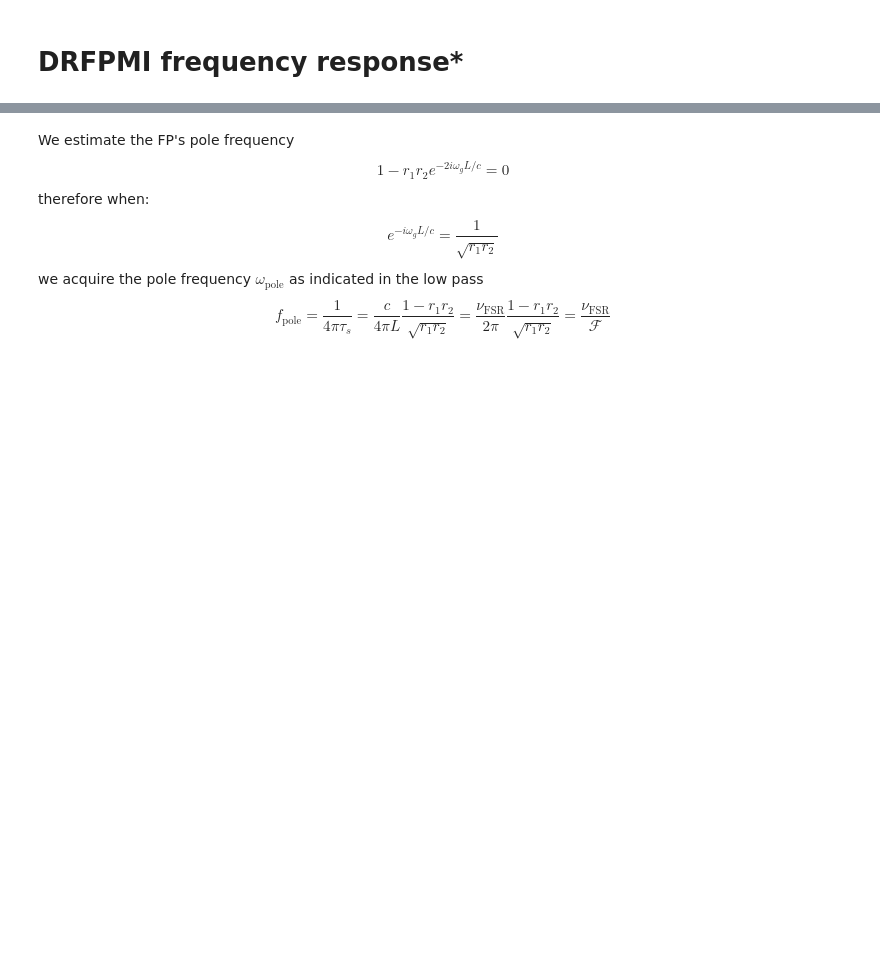
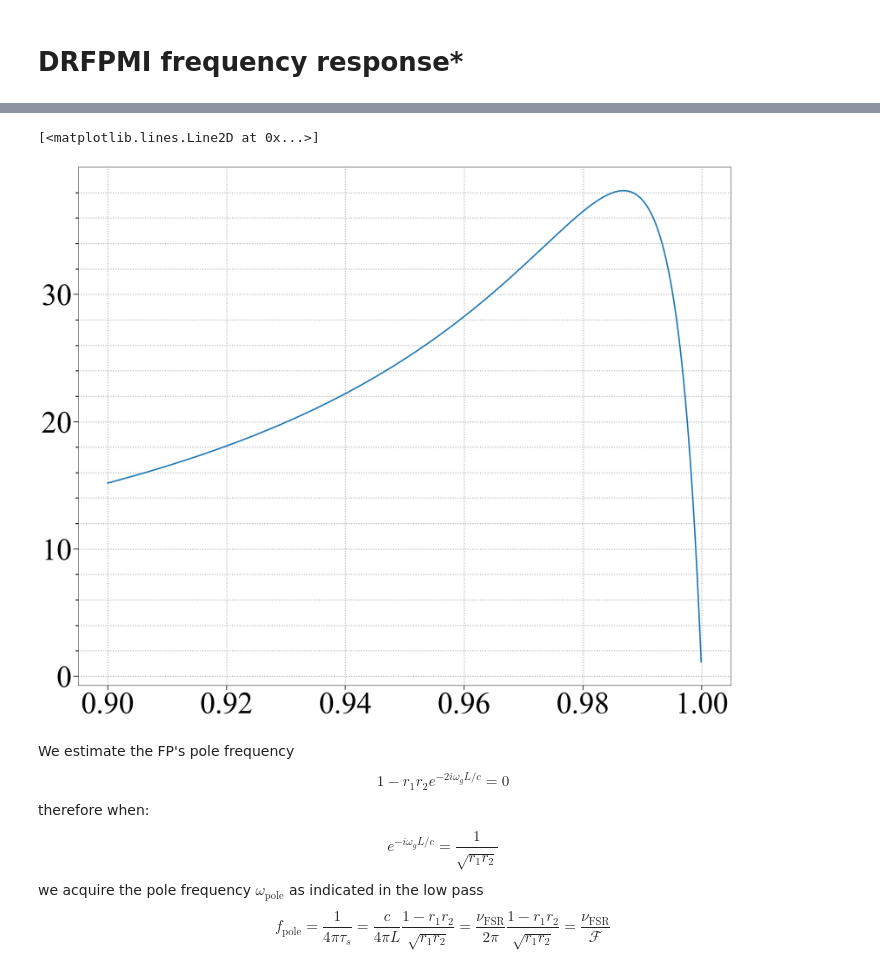
Before and after one commit to dancvan/dissertation, a Jupyter notebook: code/drfpmi_fr.ipynb, the cells around one changed output, grey strips where cells are left out. Cells and saved outputs as stored; diff of their text form; code cells hidden in the pictures; blank space fills up the shorter version.

```diff
--- a/code/drfpmi_fr.ipynb
+++ b/code/drfpmi_fr.ipynb
@@ -98,7 +21,7 @@ nu = np.arange(1, 1000000, 1)
 nat_nu = [np.float64(i*2*np.pi) for i in nu]
 h_0 = np.float64(1)
 
-T_1 = 50e-3
+T_1 = 75e-4
 #T_1 = 25e-6
 T_2 = 50e-6
 R_1 = 1-T_1
@@ -122,0 +62,4 @@ $$ H_{FPMI}(\omega_g) =  \mathrm{const}\cdot \frac{H_{\mathrm{MI}}(\omega_g, L)}
+# %%
+r_FPMI = -r_1 + (T_1*r_2)/(1-r_1*r_2)
+r_PRM = r_FPMI
+G_PRC = (1 - (r_PRM)**2)/(1-r_PRM*(r_FPMI))**2
@@ -123,3 +68,10 @@ $$ H_{FPMI}(\omega_g) =  \mathrm{const}\cdot \frac{H_{\mathrm{MI}}(\omega_g, L)}
+# %%
+G_PRC_ = (1-(r_range)**2)/(1-r_range*(r_FPMI))**2
+# %%
+plt.plot(r_range, G_PRC_)
+# %% [output]
+[<matplotlib.lines.Line2D at 0x...>]
+[figure, added]
 # %%
 def fpmi_freq_resp(freq, const, L, OMEGA):
     #return const*(h0*2.0*L*OMEGA*np.exp((-1j*L*2.0*np.pi*freq)/cee)*np.sin((L*2.0*np.pi*freq)/cee)/(L*2.0*np.pi*freq))/(1-r_1*r_2*np.exp(-1j*L*4.0*np.pi*freq/cee))
```
Also changed, not shown: parts of 12 cells of this notebook, 1 other file.
